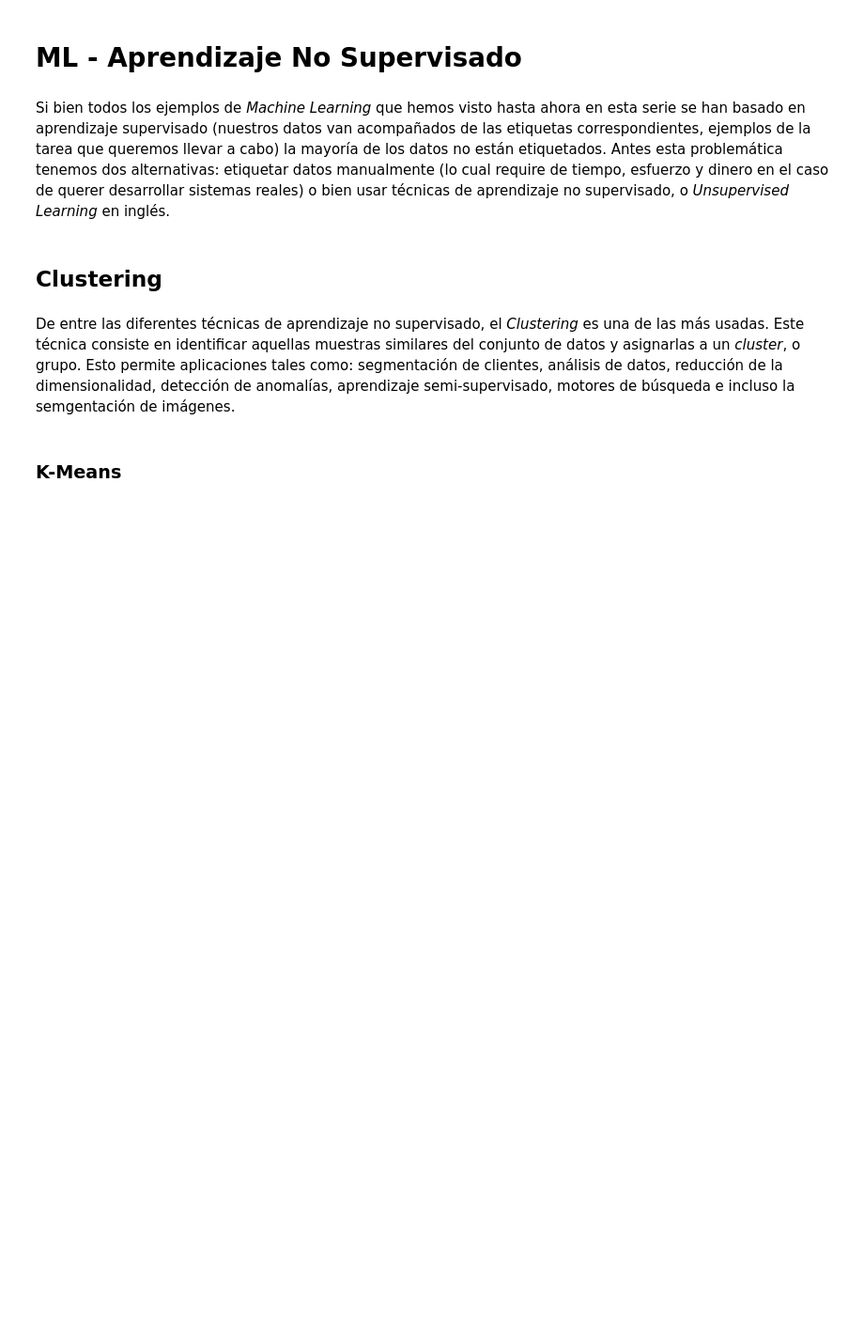
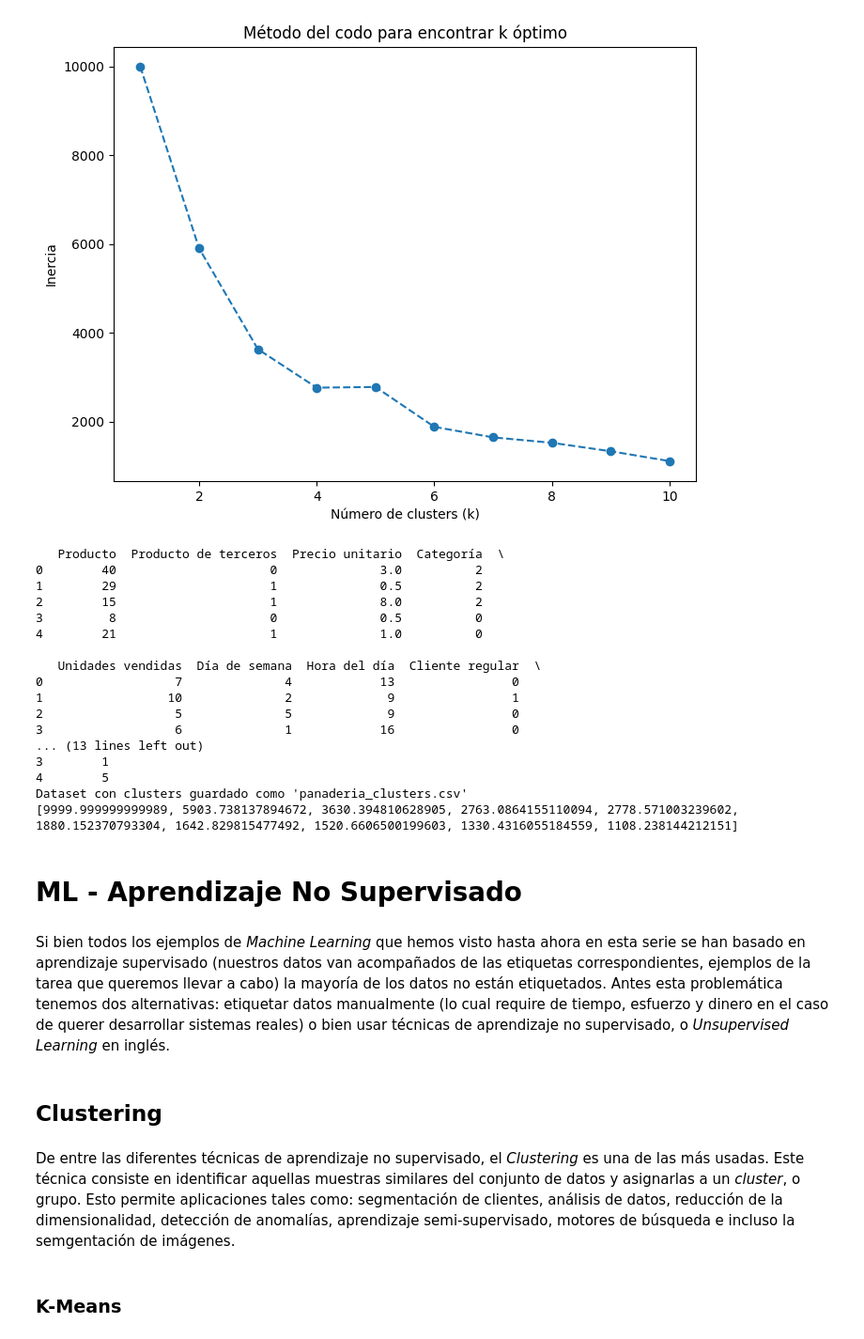
Before and after one commit to CoaDiego/SIS420---IA, a Jupyter notebook: Final/AprendizajeNOsupervisado_Final.ipynb, the cells around one changed output. Shown at 94% size. Drawn from its saved outputs; the diff is of its cells as text; code cells hidden in the pictures; blank space fills up the shorter version.

```diff
--- a/Final/AprendizajeNOsupervisado_Final.ipynb
+++ b/Final/AprendizajeNOsupervisado_Final.ipynb
@@ -3,3 +90,70 @@
+# %%
+import pandas as pd
+import numpy as np
+from sklearn.cluster import KMeans
+from sklearn.preprocessing import StandardScaler
+import matplotlib.pyplot as plt
+
+# Cargar el dataset
+#df = pd.read_csv("panaderia_dataset.csv")
+
+# Preprocesar los datos
+#scaler = StandardScaler()
+#data_scaled = scaler.fit_transform(df)
+
+# Seleccionar solo las columnas 'Precio unitario' y 'Unidades vendidas' para el clustering
+columns_to_use = ['Precio unitario', 'Unidades vendidas']
+data_scaled = scaler.fit_transform(df[columns_to_use])
+
+# Usar el método del codo para determinar el número óptimo de clusters
+inertia = []
+k_range = range(1, 11)
+
+for k in k_range:
+    kmeans = KMeans(n_clusters=k, random_state=42)
+    kmeans.fit(data_scaled)
+    inertia.append(kmeans.inertia_)
+
+# Visualizar el método del codo
+plt.figure(figsize=(8, 6))
+plt.plot(k_range, inertia, marker='o', linestyle='--')
+plt.xlabel('Número de clusters (k)')
+plt.ylabel('Inercia')
+plt.title('Método del codo para encontrar k óptimo')
+plt.show()
+
+# Aplicar K-Means con el k óptimo (elige un valor basado en el gráfico del codo)
+k_optimo = 7 # Cambiar según el gráfico
+kmeans = KMeans(n_clusters=k_optimo, random_state=42)
+df['Cluster'] = kmeans.fit_predict(data_scaled)
+
+# Visualizar los resultados de los clusters
+print(df.head())
+
+# Guardar el dataset con los clusters asignados
+df.to_csv("panaderia_clusters.csv", index=False)
+print("Dataset con clusters guardado como 'panaderia_clusters.csv'")
+
+print(inertia)
+# %% [output]
+[figure, added]
+   Producto  Producto de terceros  Precio unitario  Categoría  \
+0        40                     0              3.0          2
+1        29                     1              0.5          2
+2        15                     1              8.0          2
+3         8                     0              0.5          0
+4        21                     1              1.0          0
+
+   Unidades vendidas  Día de semana  Hora del día  Cliente regular  \
+0                  7              4            13                0
+1                 10              2             9                1
+2                  5              5             9                0
+3                  6              1            16                0
+... (13 lines left out)
+3        1
+4        5
+Dataset con clusters guardado como 'panaderia_clusters.csv'
+[9999.999999999989, 5903.738137894672, 3630.394810628905, 2763.0864155110094, 2778.571003239602, 1880.152370793304, 1642.829815477492, 1520.6606500199603, 1330.4316055184559, 1108.238144212151]
 # %% [markdown]
 # ML - Aprendizaje No Supervisado
 # %% [markdown]
```
Also changed, not shown: parts of 4 cells of this notebook, 2 other files.
